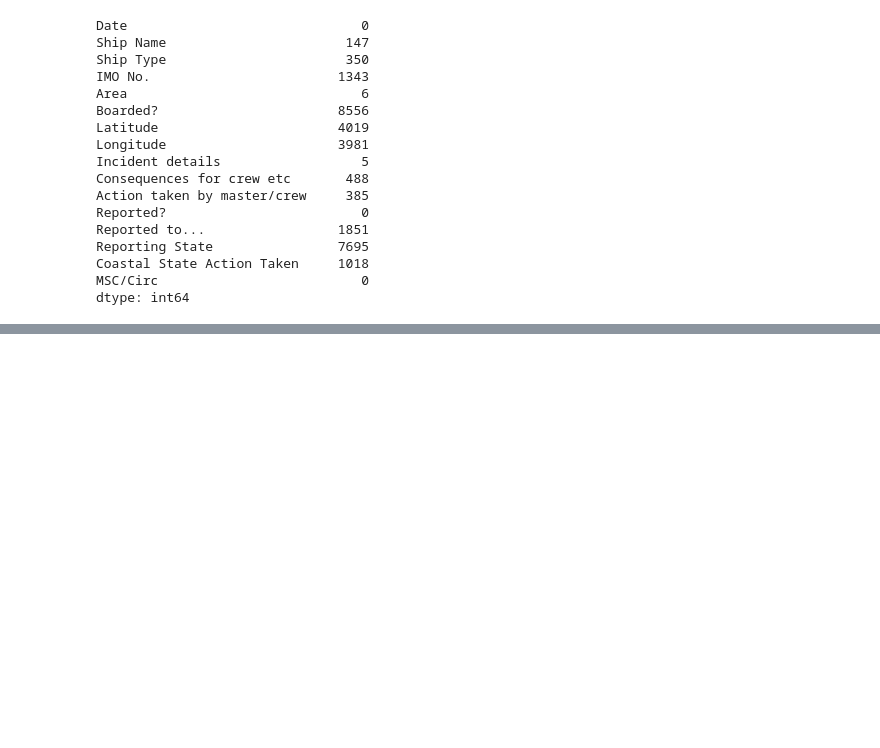
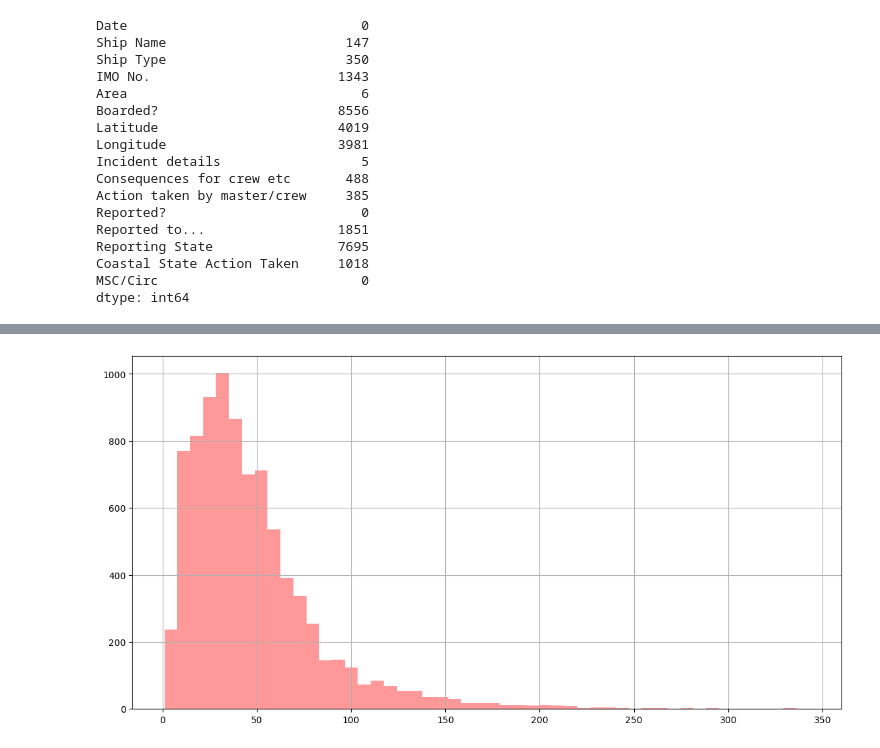
Before and after one commit to deryk96/pirates-of-monterey, a Jupyter notebook: dataframe_notebook.ipynb, the cells around one changed output, grey strips where cells are left out. Cells and saved outputs as stored; diff of their text form; code cells hidden in the pictures; blank space fills up the shorter version.

```diff
--- a/dataframe_notebook.ipynb
+++ b/dataframe_notebook.ipynb
@@ -71,0 +123,39 @@ dtype: int64
+# %%
+def extract_tokens_plus_meta(doc:spacy.tokens.doc.Doc):
+    """Extract tokens and metadata from individual spaCy doc."""
+    return [(i.text, i.i, i.lemma_, i.ent_type_, i.tag_,
+            i.dep_, i.pos_, i.is_stop, i.is_alpha,
+            i.is_digit, i.is_punct) for i in doc]
+# %%
+def tidy_tokens(docs):
+    """Extract tokens and metadata from list of spaCy docs.
+    :returns Pandas dataframe with data"""
+
+    cols = ["doc_id", "token", "token_order", "lemma",
+            "ent_type", "tag", "dep", "pos", "is_stop",
+            "is_alpha", "is_digit", "is_punct"]
+
+    meta_df = []
+    for ix, doc in enumerate(docs):
+        meta = extract_tokens_plus_meta(doc)
+        meta = pd.DataFrame(meta)
+        meta.columns = cols[1:]
+        meta = meta.assign(doc_id = ix).loc[:, cols]
+        meta_df.append(meta)
+
+    return pd.concat(meta_df)
+# %%
+# Load language model, disable 'named entity recognition'
+nlp = spacy.load('en_core_web_md', disable=['ner'])
+# %%
+# Get column without NaNs and only named IMO incidents (IMO No.)
+msk = piracy_df_imo['Incident details'].notna() & piracy_df_imo['IMO No.'].notna()
+details_column = piracy_df_imo[msk].loc[:,'Incident details']
+
+# Assign IMO No. as context/metadeta for each doc
+# spacy.Doc.set_extension('IMO No.', default=None)
+
+# Create doc objects
+docs = list(nlp.pipe(details_column))
+tokens_df = tidy_tokens(docs)
+tokens_df
@@ -71,0 +196,5 @@ dtype: int64
+# %%
+# View number of words per details string
+tokens_df.groupby("doc_id").size().hist(figsize=(14, 7), color="red", alpha=.4, bins=50);
+# %% [output]
+[figure, added]
```
Also changed, not shown: parts of 17 cells of this notebook, 5 other files.
